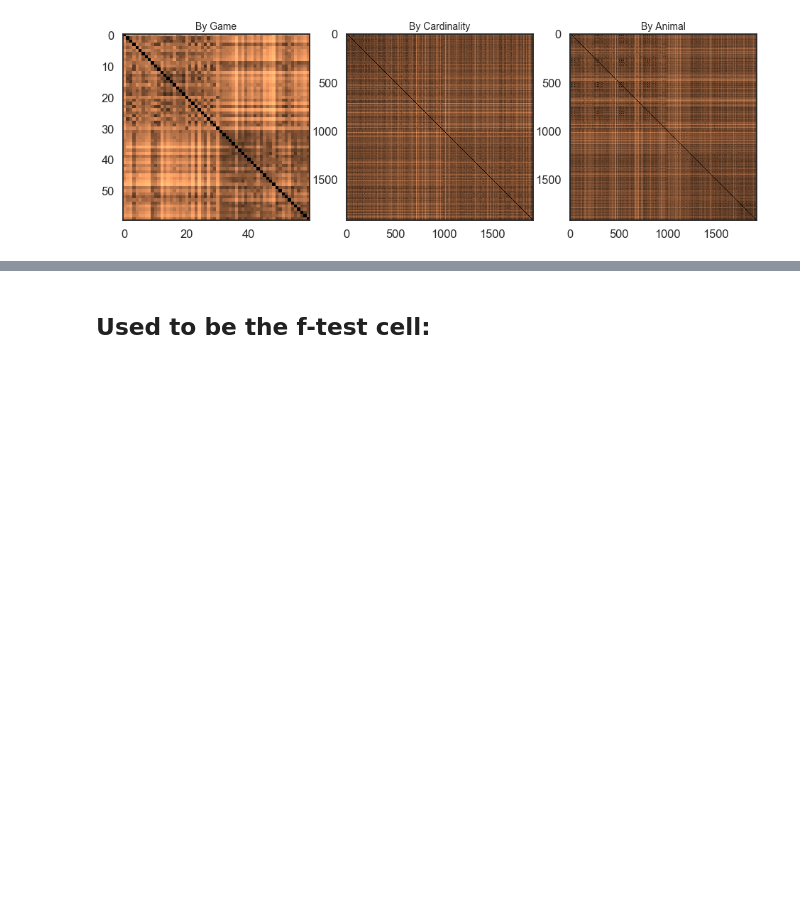
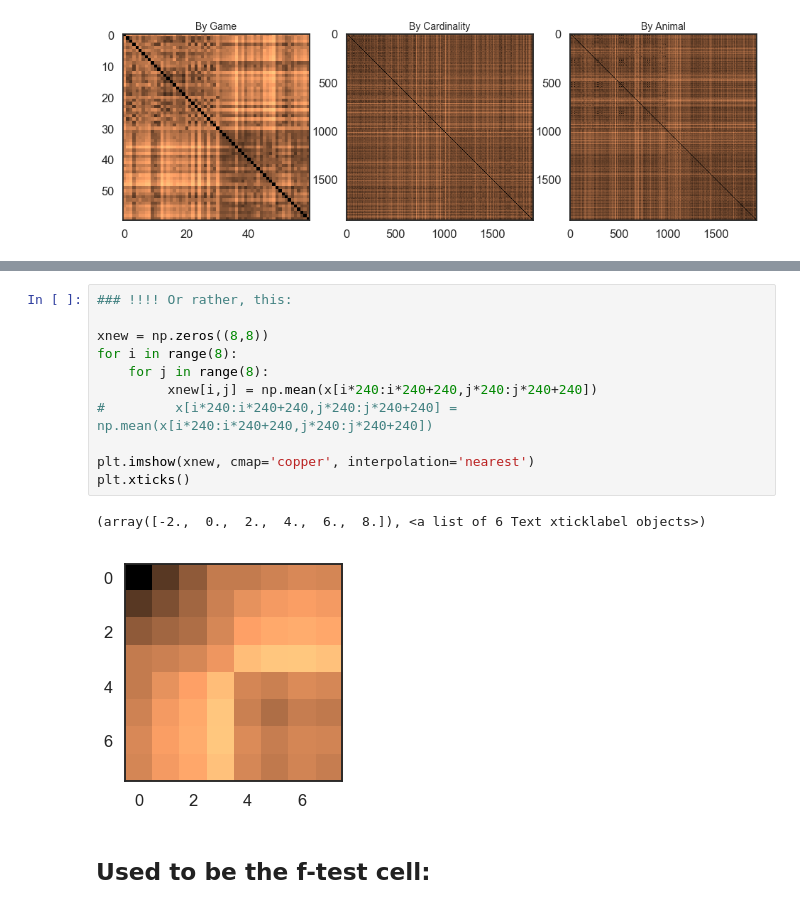
Before and after one commit to cogtoolslab/improvised_numerals, a Jupyter notebook: analysis/iternum_feature_analysis.ipynb, the cells around one changed output, grey strips where cells are left out. Cells and saved outputs as stored; diff of their text form; blank space fills up the shorter version.

```diff
--- a/analysis/iternum_feature_analysis.ipynb
+++ b/analysis/iternum_feature_analysis.ipynb
@@ -491,3 +499,17 @@ plt.show()
+# %%
+### !!!! Or rather, this:
+
+xnew = np.zeros((8,8))
+for i in range(8):
+    for j in range(8):
+         xnew[i,j] = np.mean(x[i*240:i*240+240,j*240:j*240+240])
+#         x[i*240:i*240+240,j*240:j*240+240] = np.mean(x[i*240:i*240+240,j*240:j*240+240])
+
+plt.imshow(xnew, cmap='copper', interpolation='nearest')
+plt.xticks()
+# %% [output]
+(array([-2.,  0.,  2.,  4.,  6.,  8.]), <a list of 6 Text xticklabel objects>)
+[figure, added]
 # %% [markdown]
 ## Used to be the f-test cell:
 # %%
```
Also changed, not shown: parts of 5 cells of this notebook.
